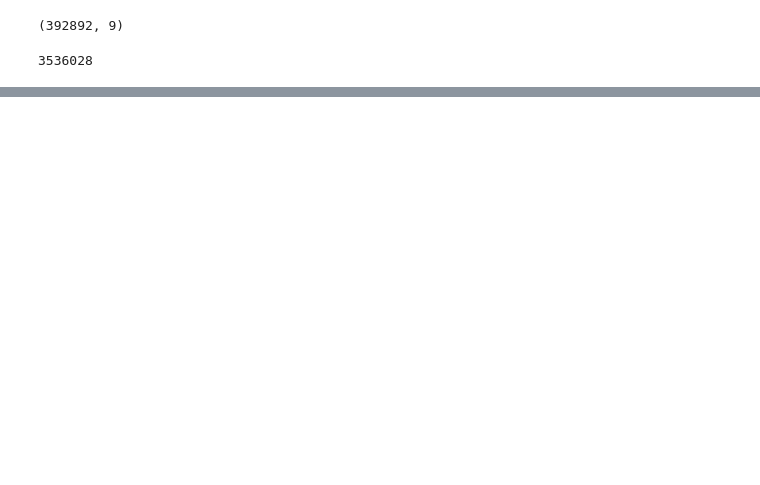
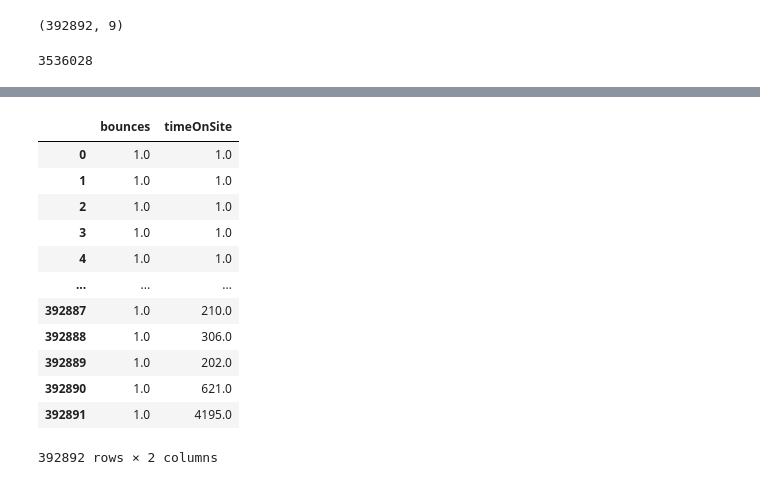
Before and after one commit to Jpaunero/practicadata07, a Jupyter notebook: Untitled8.ipynb, the cells around one changed output, grey strips where cells are left out. Cells and saved outputs as stored; diff of their text form; code cells hidden in the pictures; blank space fills up the shorter version.

```diff
--- a/Untitled8.ipynb
+++ b/Untitled8.ipynb
@@ -129,0 +117,19 @@ Name: bounces, Length: 392892, dtype: float64
+# %%
+df2 = data.filter(items = ["bounces", "timeOnSite"])
+df2
+df2.fillna(1, inplace = True)
+df2
+# %% [output]
+|  | bounces | timeOnSite |
+| 0 | 1.0 | 1.0 |
+| 1 | 1.0 | 1.0 |
+| 2 | 1.0 | 1.0 |
+| 3 | 1.0 | 1.0 |
+| 4 | 1.0 | 1.0 |
+| ... | ... | ... |
+| 392887 | 1.0 | 210.0 |
+| 392888 | 1.0 | 306.0 |
+| 392889 | 1.0 | 202.0 |
+| 392890 | 1.0 | 621.0 |
+| 392891 | 1.0 | 4195.0 |
+392892 rows × 2 columns
```
Also changed, not shown: parts of 5 cells of this notebook.
